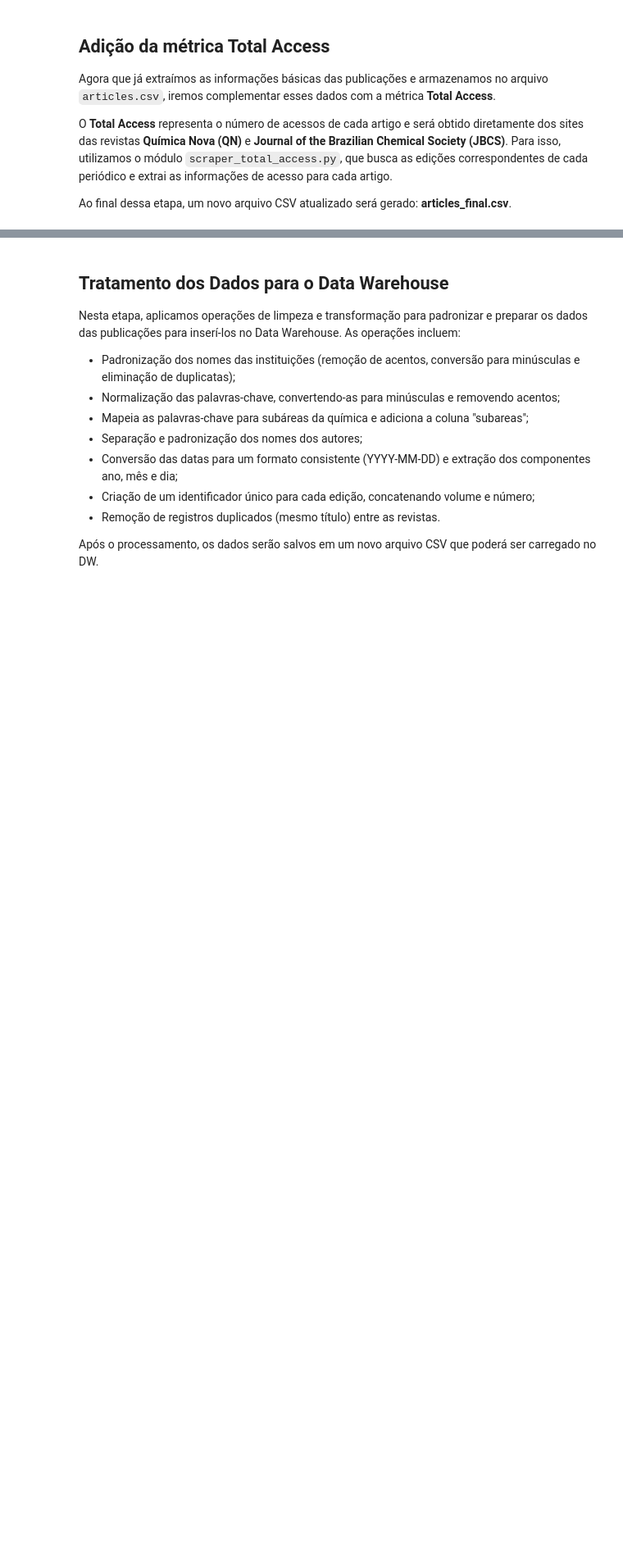
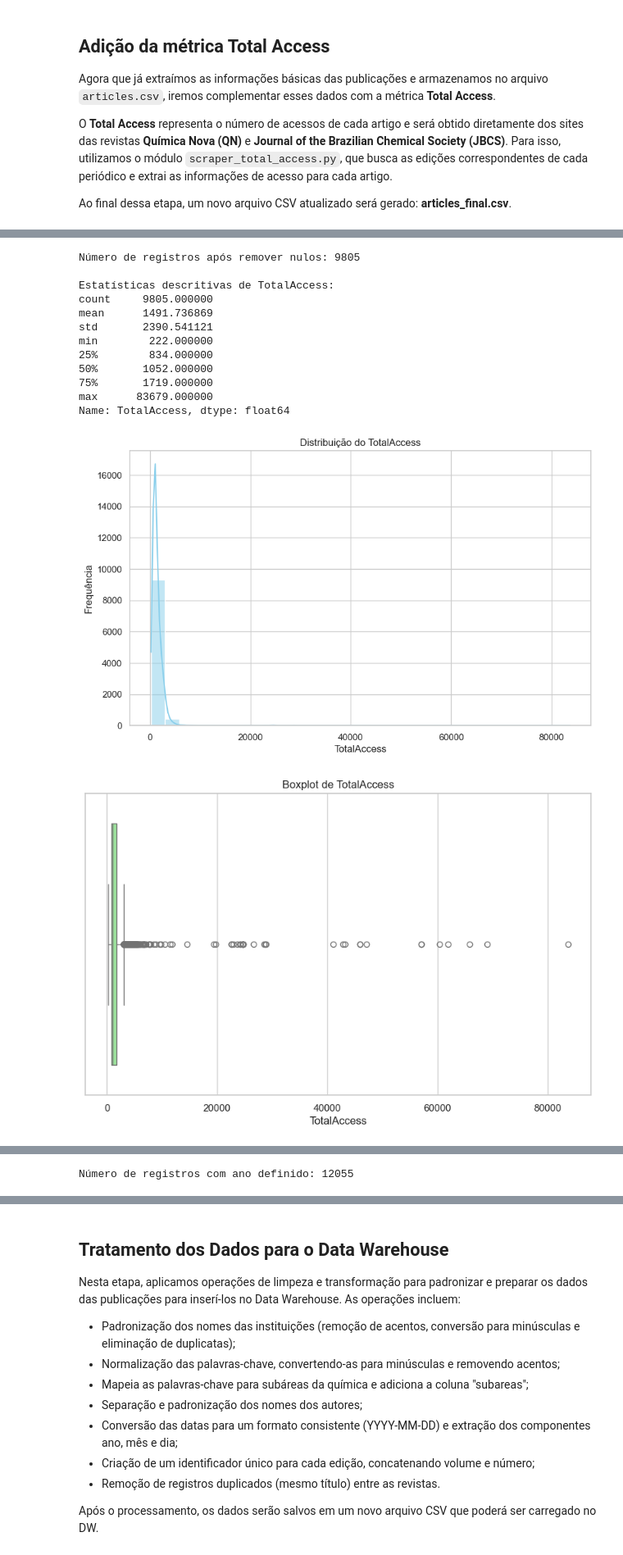
Before and after one commit to Pedro-bnogueira/NTBD-Web-Scraper, a Jupyter notebook: projeto_NTBD.ipynb, the cells around one changed output, grey strips where cells are left out. Shown at 82% size. Cells and saved outputs as stored; diff of their text form; code cells hidden in the pictures; blank space fills up the shorter version.

```diff
--- a/projeto_NTBD.ipynb
+++ b/projeto_NTBD.ipynb
@@ -142,4 +196,8 @@ Em seguida, removeremos os registros com valor nulo em **TotalAccess** para o tr
 # %%
+# Configurações para gráficos
+sns.set(style="whitegrid")
+plt.rcParams["figure.figsize"] = (10, 6)
+
 # Carregar o dataset final
 df = pd.read_csv("articles_final.csv")
 print("Número de registros originais:", len(df))
@@ -153,21 +211,72 @@ print("Registros com TotalAccess nulo:", missing_total)
 
 # Exibir uma amostra dos registros com TotalAccess nulo (se houver)
 if missing_total > 0:
-    print("Exemplo de registros com TotalAccess nulo:")
+    print("\nExemplo de registros com TotalAccess nulo:")
     display(df[df['TotalAccess'].isnull()].head())
 
 # Remover registros onde TotalAccess é nulo
 df_clean = df.dropna(subset=['TotalAccess'])
-print("Número de registros após remover nulos:", len(df_clean))
+print("\nNúmero de registros após remover nulos:", len(df_clean))
+df_clean.to_csv("articles_final.csv", index=False, encoding="utf-8")
+
 
 # Exibir estatísticas descritivas da coluna TotalAccess
 print("\nEstatísticas descritivas de TotalAccess:")
 print(df_clean['TotalAccess'].describe())
 
-# Histograma da distribuição de TotalAccess
-plt.figure(figsize=(10, 6))
+# Histograma da distribuição de TotalAccess com curva KDE
+plt.figure()
 sns.histplot(df_clean['TotalAccess'], bins=30, kde=True, color='skyblue')
 plt.title("Distribuição do TotalAccess")
 plt.xlabel("TotalAccess")
 plt.ylabel("Frequência")
 plt.show()
+
+# Boxplot para identificar possíveis outliers
+plt.figure()
+sns.boxplot(x=df_clean['TotalAccess'], color='lightgreen')
+plt.title("Boxplot de TotalAccess")
+plt.xlabel("TotalAccess")
+plt.show()
+
+# Gráfico de Distribuição dos Journals
+plt.figure(figsize=(8,6))
+order_journals = df['journal'].value_counts().index
+sns.countplot(data=df, x="journal", hue="journal", order=order_journals, palette="Set2", dodge=False)
+plt.title("Distribuição dos Tipos de Journal")
+plt.xlabel("Journal")
+plt.ylabel("Contagem")
+plt.xticks(rotation=45)
+plt.tight_layout()
+plt.show()
+
+# Gráfico de Distribuição dos Tipos de Publicação
+df_pubtype = df[df["publication_type"].notnull()]
+order_pubtype = df_pubtype['publication_type'].value_counts().index
+plt.figure(figsize=(12,8))
+sns.countplot(data=df_pubtype, x="publication_type", hue="publication_type", order=order_pubtype,palette="Set3", dodge=False)
+plt.title("Distribuição dos Tipos de Publicação", fontsize=16)
+plt.xlabel("Publication Type", fontsize=14)
+plt.ylabel("Contagem", fontsize=14)
+plt.xticks(rotation=45, ha='right', fontsize=12)
+plt.tight_layout()
+plt.show()
+
+# Converter a coluna year para numérico e remover valores nulos
+df['year'] = pd.to_numeric(df['year'], errors='coerce')
+df_year = df.dropna(subset=['year'])
+df_year['year'] = df_year['year'].astype(int)
+print("Número de registros com ano definido:", len(df_year))
+
+# Agrupa as publicações por ano
+pubs_by_year = df_year['year'].value_counts().sort_index()
+
+# Gráfico de linha para visualizar as publicações por ano
+plt.figure(figsize=(12, 6))
+sns.lineplot(x=pubs_by_year.index, y=pubs_by_year.values, marker='o', color='teal')
+plt.title("Publicações ao Longo dos Anos")
+plt.xlabel("Ano")
+plt.ylabel("Número de Publicações")
+plt.grid(True)
+plt.show()
+# %% [output]
@@ -173,0 +293,14 @@ plt.show()
+Número de registros após remover nulos: 9805
+
+Estatísticas descritivas de TotalAccess:
+count     9805.000000
+mean      1491.736869
+std       2390.541121
+min        222.000000
+25%        834.000000
+50%       1052.000000
+75%       1719.000000
+max      83679.000000
+Name: TotalAccess, dtype: float64
+[figure, added]
+[figure, added]
@@ -173,0 +309 @@ plt.show()
+Número de registros com ano definido: 12055
```
Also changed, not shown: parts of 15 cells of this notebook.
